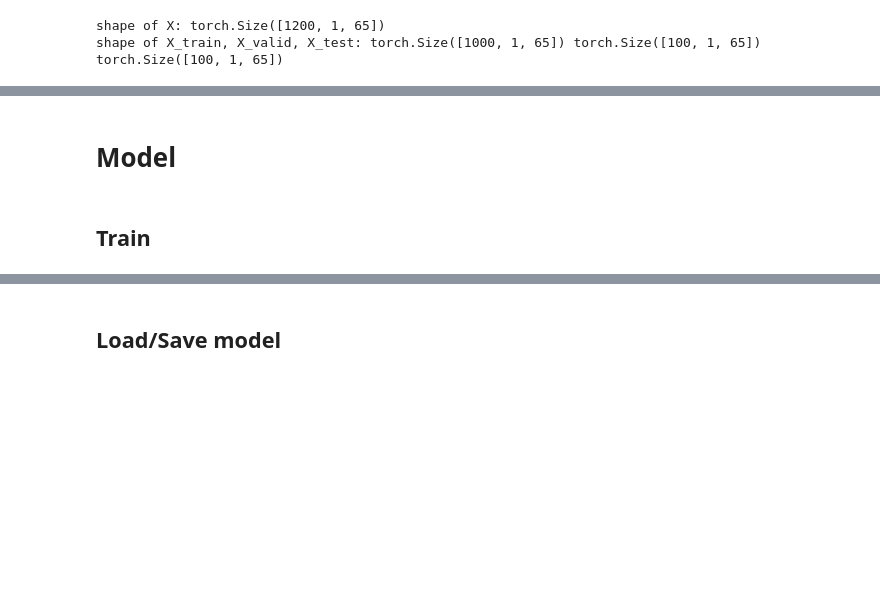
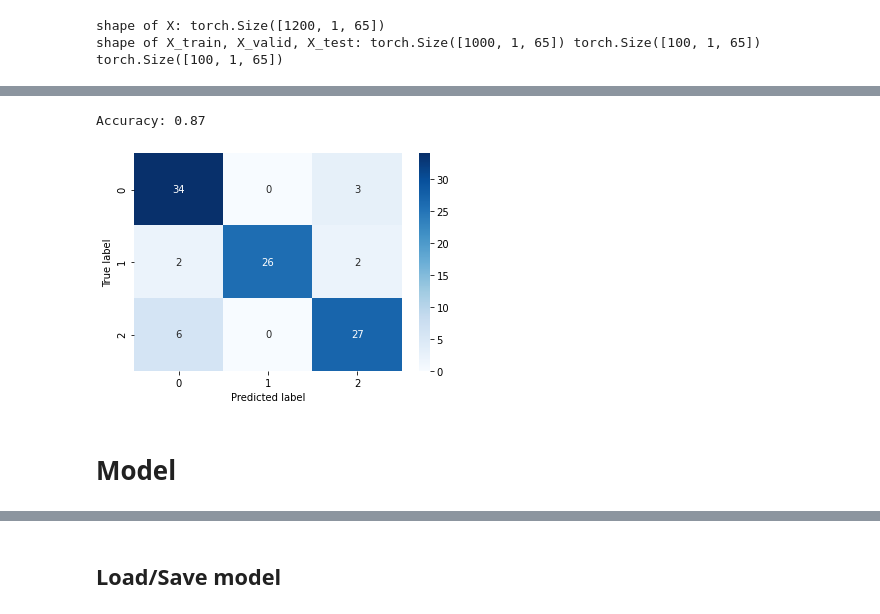
Before and after one commit to tonibofarull/TSAutoencoder, a Jupyter notebook: src/main.ipynb, the cells around one changed output, grey strips where cells are left out. Drawn from its saved outputs; the diff is of its cells as text; code cells hidden in the pictures; blank space fills up the shorter version.

```diff
--- a/src/main.ipynb
+++ b/src/main.ipynb
@@ -70,9 +135,25 @@ shape of X_train, X_valid, X_test: torch.Size([1000, 1, 65]) torch.Size([100, 1,
+# %%
+neigh = KNeighborsClassifier(n_neighbors=best_k)
+X_aux = np.r_[X_train, X_valid]
+neigh.fit(X_aux[:,0,:-1], X_aux[:,0,-1])
+
+ypred = neigh.predict(X_test[:,0,:-1])
+ypred.astype(int)
+yreal = X_test[:,0,-1].numpy()
+yreal.astype(int)
+
+cm = confusion_matrix(yreal, ypred)
+sns.heatmap(cm, annot=True, cmap="Blues")
+plt.xlabel("Predicted label")
+plt.ylabel("True label")
+print("Accuracy:", np.sum(np.diag(cm))/len(ypred))
+# %% [output]
+Accuracy: 0.87
+[figure, added]
 # %% [markdown]
 # Model
 # %%
 model = CAE(cfg_model)
-# %% [markdown]
-## Train
 # %%
 train_losses, valid_losses = train(model, cfg_train, X_train, X_valid)
 # %% [output]
```
Also changed, not shown: parts of 13 cells of this notebook, 4 other files.
